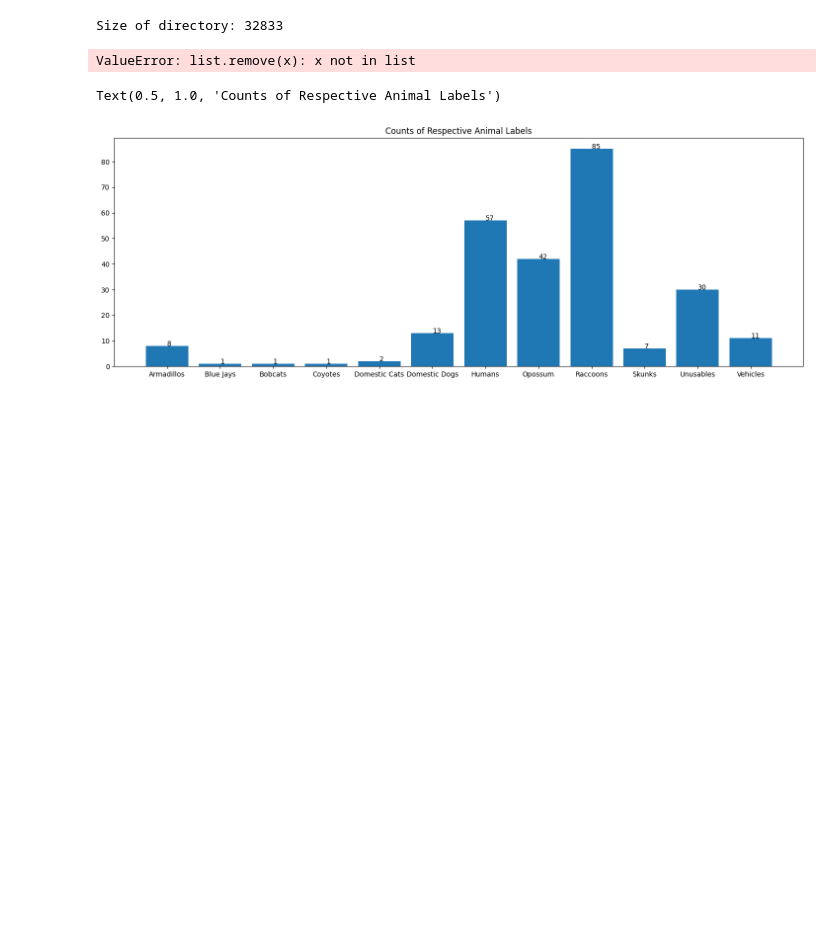
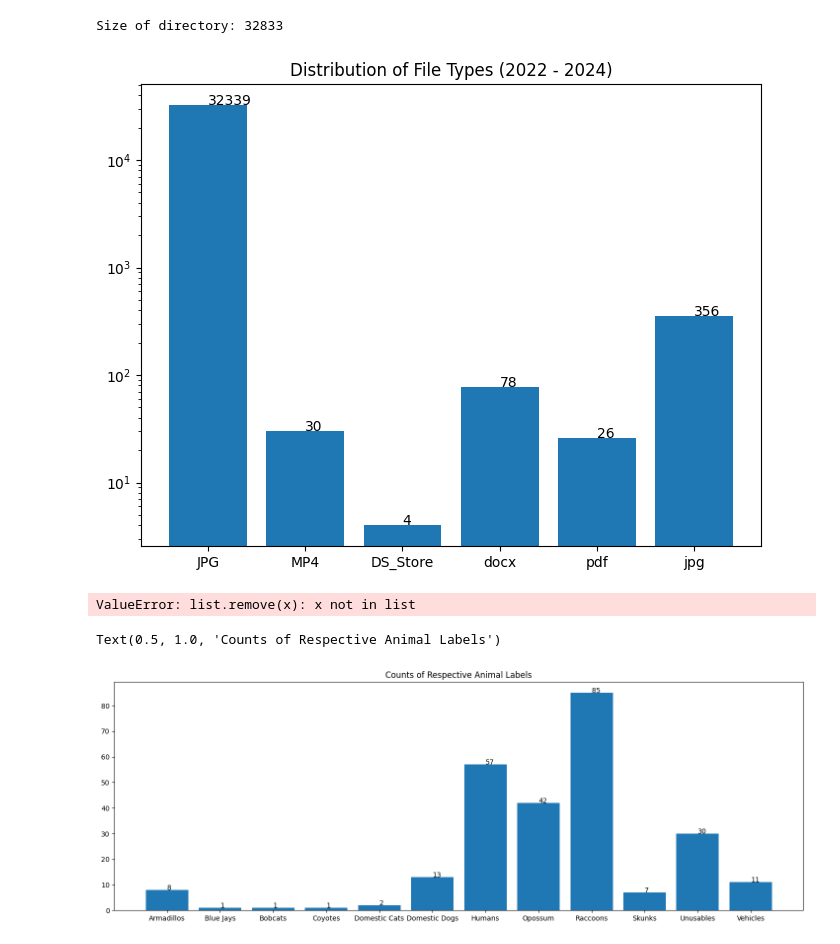
Before and after one commit to rileystuartmyers/Houston-Ecology-Model, a Jupyter notebook: Preprocessing/MetadataPreprocessing.ipynb, the cells around one changed output. Cells and saved outputs as stored; diff of their text form; code cells hidden in the pictures; blank space fills up the shorter version.

```diff
--- a/Preprocessing/MetadataPreprocessing.ipynb
+++ b/Preprocessing/MetadataPreprocessing.ipynb
@@ -35,7 +35,7 @@ for root, dirs, files in os.walk(parent):
 
         count += 1
 # %%
-subpath = r"E:\Big Datasets\HLH"
+subpath = r"E:\Big Datasets\HLH (2022 - 2024)"
 
 total = sum(len(files) for subdir, dirs, files in os.walk(subpath))
 print(f"Size of directory: {total}")
@@ -61,6 +61,45 @@ def addSitetoFileName(subpath):
             os.rename(filepath, os.path.join(dirname, (sitename + "_" + file)))
 # %% [output]
 Size of directory: 32833
+# %%
+#def countFileTypes(subpath):
+
+file_types = {}
+
+for subdir, dirs, files in os.walk(subpath):
+
+    for file in files:
+
+        extension = file[file.rfind('.') + 1:]
+
+        if (file_types.__contains__(extension)):
+
+            file_types[extension] += 1
+
+        else:
+
+            file_types[extension] = 1
+
+        #if (extension == "DS_Store"):
+
+        #    print(os.path.join(subdir, file))
+
+
+
+plt.figure(figsize = (8, 6))
+plt.bar(x = list(file_types.keys()), height = list(file_types.values()))
+plt.yscale('log')
+
+values_list = list(file_types.values())
+
+for i in range(len(file_types)):
+
+    plt.text(i, values_list[i], values_list[i])
+
+plt.title("Distribution of File Types (2022 - 2024)")
+plt.show()
+# %% [output]
+[figure, added]
 # %%
 sorted_parent = r"J:\BIGdatasets\Sorted Pics"
 
```
